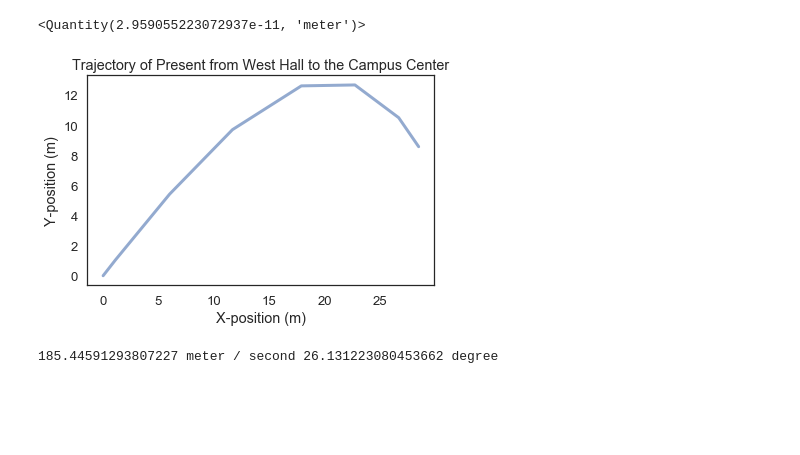
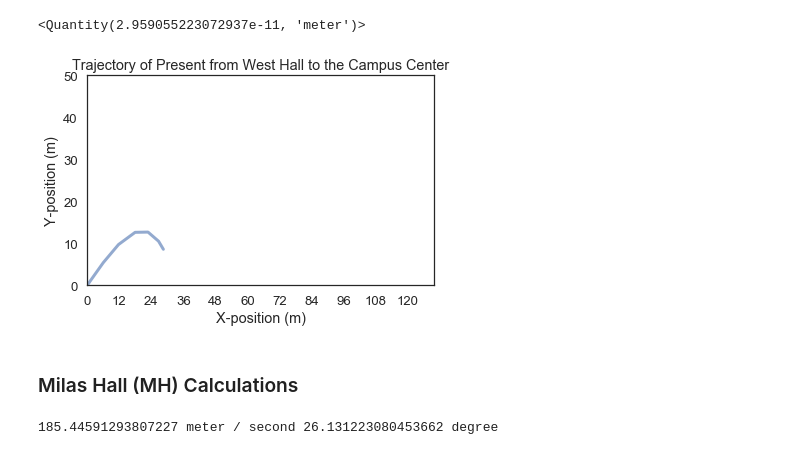
Before and after one commit to kgosbee/ModSimPy, a Jupyter notebook: code/Project 3.ipynb, the cells around one changed output. Saved outputs shown, nothing was run; the diff lists cells and outputs as text; code cells hidden in the pictures; blank space fills up the shorter version.

```diff
--- a/code/Project 3.ipynb
+++ b/code/Project 3.ipynb
@@ -115,7 +121,7 @@ def make_system(params):
     """Make a system object.
 
     params: Params object with angle, velocity, x, y,
-               diameter, duration, g, mass, rho, and C_d
+               height, width, length, duration, g, mass, rho, and C_d
 
     returns: System object
     """
@@ -308,13 +328,19 @@ error_func(params_CC.velocity, params_CC)
 # %%
 resultsCC, detailsCC = run_ode_solver(system_CC, slope_func, method="RK45", max_step=0.5*s, events = event_func)
 detailsCC.message
+plt.xticks(np.linspace(0, 120, 11, endpoint=True))
+plt.yticks(np.linspace(0,100,11, endpoint=True))
+plt.xlim(0,130)
+plt.ylim(0,50)
 plot(resultsCC.x, resultsCC.y)
 decorate(xlabel='X-position (m)',
          ylabel='Y-position (m)',
          title='Trajectory of Present from West Hall to the Campus Center',
          legend=False)
 # %% [output]
-[figure, old version]
+[figure, new version]
+# %% [markdown]
+### Milas Hall (MH) Calculations
 # %%
 res3 = fsolve(error_func, 45*m/s, params_MH);
 v_MH = res3[0]*m/s
```
Also changed, not shown: parts of 42 cells of this notebook.
